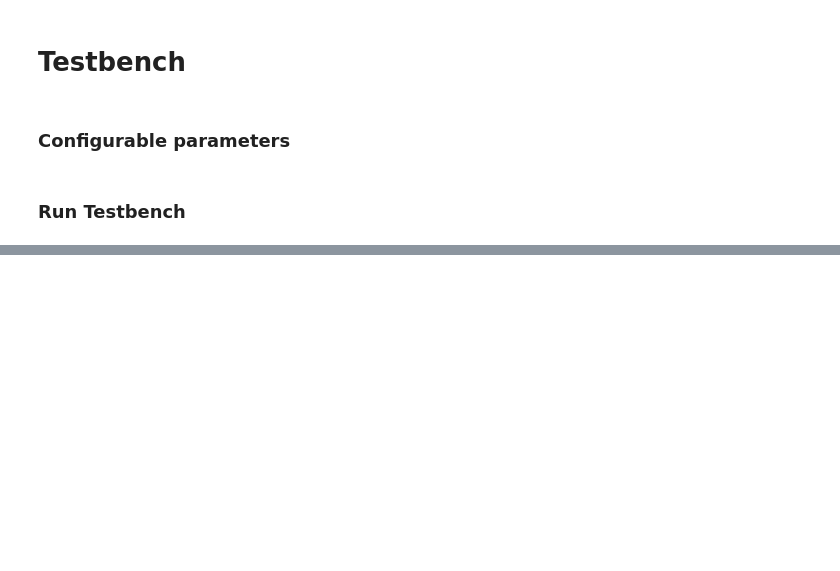
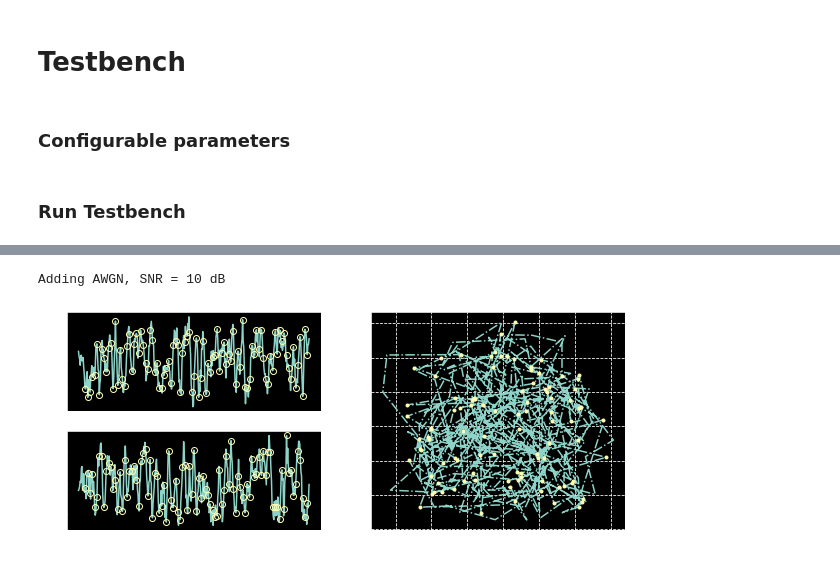
Before and after one commit to mohantyk/dsp_in_comm, a Jupyter notebook: chap5.ipynb, the cells around one changed output, grey strips where cells are left out. Saved outputs shown, nothing was run; the diff lists cells and outputs as text; code cells hidden in the pictures; blank space fills up the shorter version.

```diff
--- a/chap5.ipynb
+++ b/chap5.ipynb
@@ -219,0 +246,9 @@ plot_waveform(tx_samples, delay, osr)
+# %%
+if enable_awgn:
+    print(f'Adding AWGN, SNR = {snr_db} dB')
+    tx_samples = tx_samples + generate_awgn(tx_samples, snr_db)
+
+plot_waveform(tx_samples, delay, osr)
+# %% [output]
+Adding AWGN, SNR = 10 dB
+[figure, added]
```
Also changed, not shown: parts of 17 cells of this notebook.
